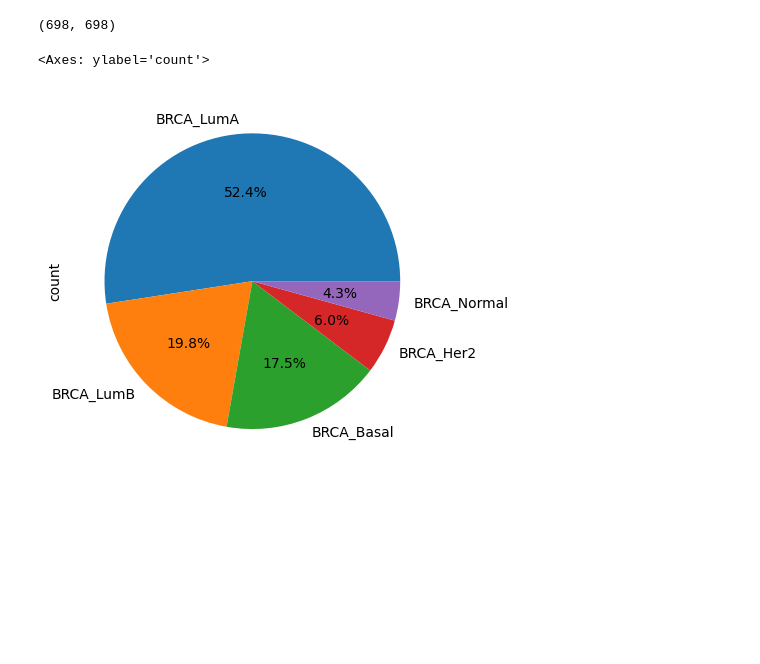
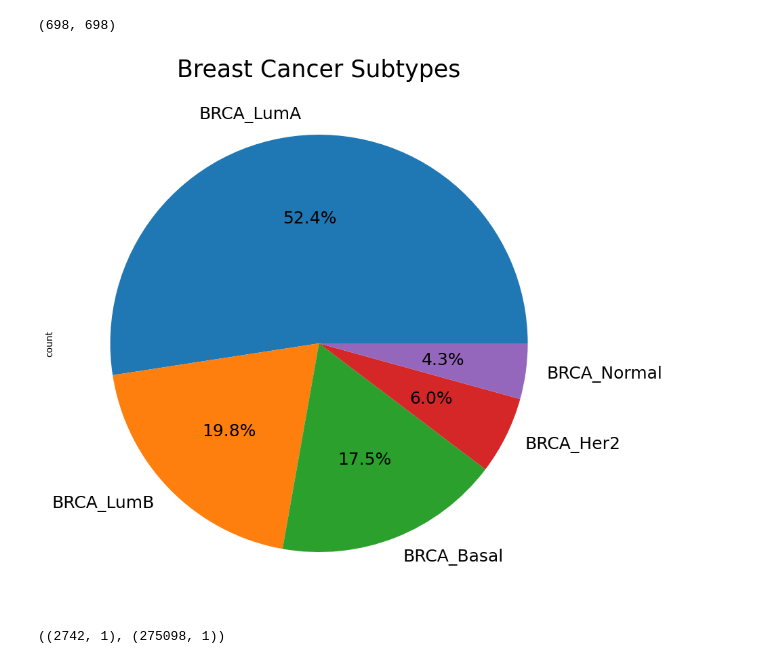
Before and after one commit to jacob-tye/20232110_TCGA_METHYLATION_CLINICAL_ML, a Jupyter notebook: analysis/01_dataset_overview.ipynb, the cells around one changed output. Saved outputs shown, nothing was run; the diff lists cells and outputs as text; code cells hidden in the pictures; blank space fills up the shorter version.

```diff
--- a/analysis/01_dataset_overview.ipynb
+++ b/analysis/01_dataset_overview.ipynb
@@ -168,8 +181,9 @@ X, y = get_subtype_ml_data()
 len(X), len(y)
 # %% [output]
 (698, 698)
-# %%
-y.value_counts().plot.pie(autopct="%1.1f%%")
-# %% [output]
-<Axes: ylabel='count'>
-[figure, removed]
+# %%
+y.value_counts().plot.pie(autopct="%1.1f%%", figsize=(10, 10), fontsize=18)
+plt.title("Breast Cancer Subtypes", fontsize=25)  # Adjust title font size separately
+plt.show()
+# %% [output]
+[figure, added]
@@ -175,0 +200,4 @@ y.value_counts().plot.pie(autopct="%1.1f%%")
+# %%
+all_samples.shape, all_cpgs.shape
+# %% [output]
+((2742, 1), (275098, 1))
```
Also changed, not shown: parts of 6 cells of this notebook, 7 other files.
